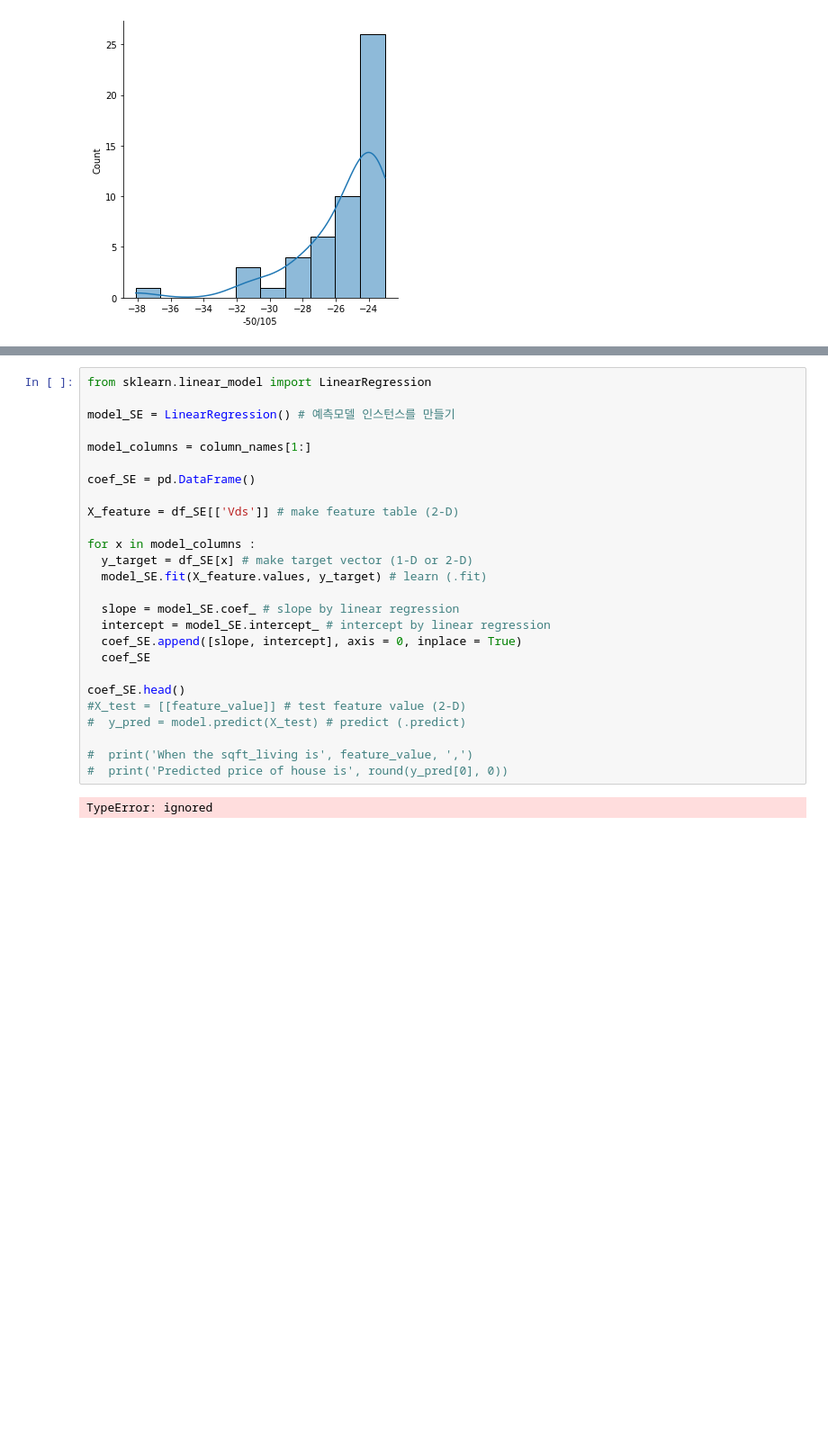
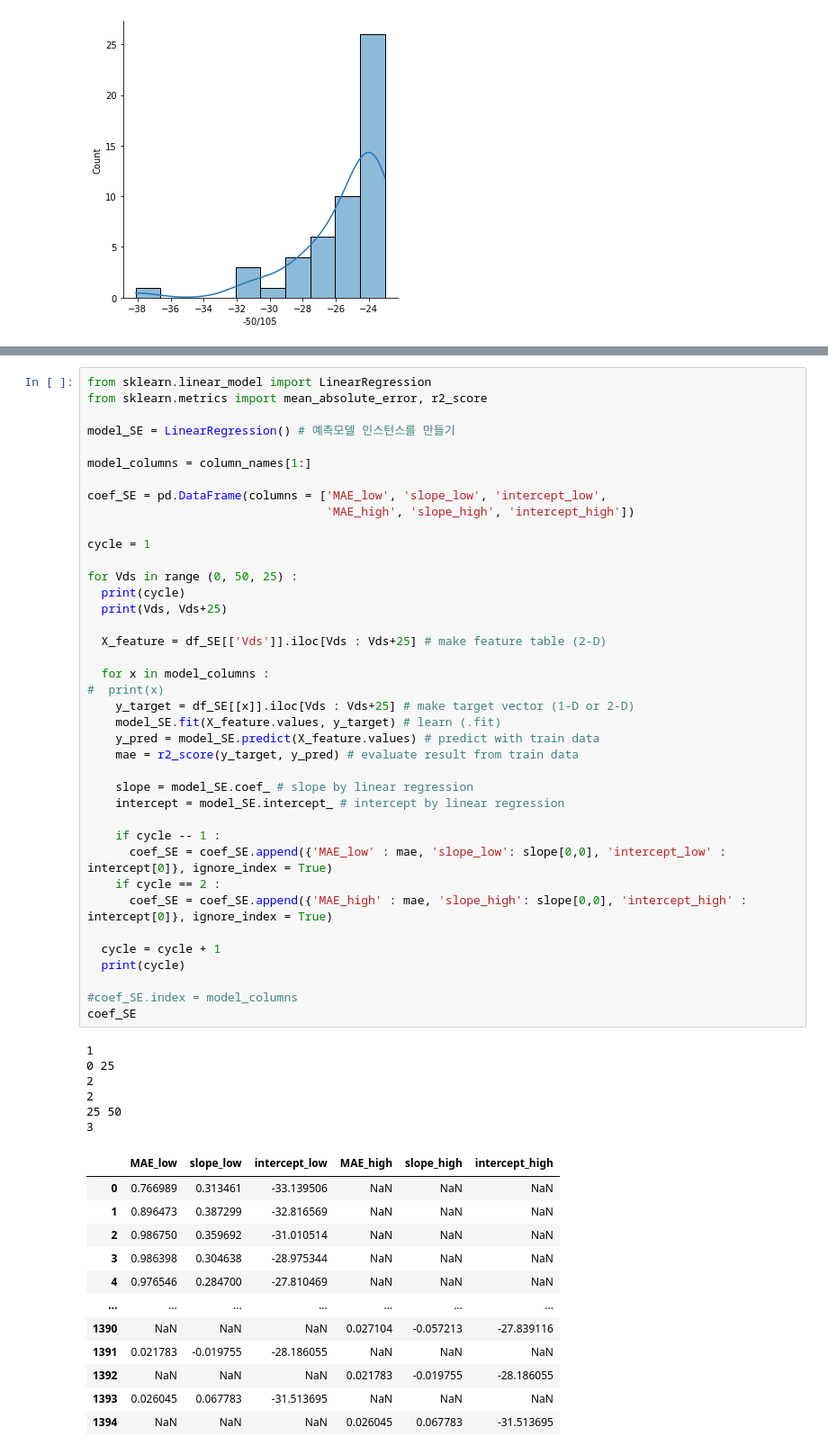
Before and after one commit to TimeKP/AI-study-contents, a Jupyter notebook: Section2_project.ipynb, the cells around one changed output, grey strips where cells are left out. Shown at 90% size. Cells and saved outputs as stored; diff of their text form; blank space fills up the shorter version.

```diff
--- a/Section2_project.ipynb
+++ b/Section2_project.ipynb
@@ -92,28 +101,58 @@ model_columns
 # %%
 from sklearn.linear_model import LinearRegression
+from sklearn.metrics import mean_absolute_error, r2_score
 
 model_SE = LinearRegression() # 예측모델 인스턴스를 만들기
 
 model_columns = column_names[1:]
 
-coef_SE = pd.DataFrame()
+coef_SE = pd.DataFrame(columns = ['MAE_low', 'slope_low', 'intercept_low',
+                                  'MAE_high', 'slope_high', 'intercept_high'])
 
-X_feature = df_SE[['Vds']] # make feature table (2-D)
+cycle = 1
 
-for x in model_columns :
-  y_target = df_SE[x] # make target vector (1-D or 2-D)
-  model_SE.fit(X_feature.values, y_target) # learn (.fit)
+for Vds in range (0, 50, 25) :
+  print(cycle)
+  print(Vds, Vds+25)
 
-  slope = model_SE.coef_ # slope by linear regression
-  intercept = model_SE.intercept_ # intercept by linear regression
-  coef_SE.append([slope, intercept], axis = 0, inplace = True)
-  coef_SE
+  X_feature = df_SE[['Vds']].iloc[Vds : Vds+25] # make feature table (2-D)
 
-coef_SE.head()
-#X_test = [[feature_value]] # test feature value (2-D)
-#  y_pred = model.predict(X_test) # predict (.predict)
+  for x in model_columns :
+#  print(x)
+    y_target = df_SE[[x]].iloc[Vds : Vds+25] # make target vector (1-D or 2-D)
+    model_SE.fit(X_feature.values, y_target) # learn (.fit)
+    y_pred = model_SE.predict(X_feature.values) # predict with train data
+    mae = r2_score(y_target, y_pred) # evaluate result from train data
 
-#  print('When the sqft_living is', feature_value, ',')
-#  print('Predicted price of house is', round(y_pred[0], 0))
+    slope = model_SE.coef_ # slope by linear regression
+    intercept = model_SE.intercept_ # intercept by linear regression
+
+    if cycle -- 1 :
+      coef_SE = coef_SE.append({'MAE_low' : mae, 'slope_low': slope[0,0], 'intercept_low' : intercept[0]}, ignore_index = True)
+    if cycle == 2 :
+      coef_SE = coef_SE.append({'MAE_high' : mae, 'slope_high': slope[0,0], 'intercept_high' : intercept[0]}, ignore_index = True)
+
+  cycle = cycle + 1
+  print(cycle)
+
+#coef_SE.index = model_columns
+coef_SE
 # %% [output]
-TypeError: ignored
+1
+0 25
+2
+2
+25 50
+3
+|  | MAE_low | slope_low | intercept_low | MAE_high | slope_high | intercept_high |
+| 0 | 0.766989 | 0.313461 | -33.139506 | NaN | NaN | NaN |
+| 1 | 0.896473 | 0.387299 | -32.816569 | NaN | NaN | NaN |
+| 2 | 0.986750 | 0.359692 | -31.010514 | NaN | NaN | NaN |
+| 3 | 0.986398 | 0.304638 | -28.975344 | NaN | NaN | NaN |
+| 4 | 0.976546 | 0.284700 | -27.810469 | NaN | NaN | NaN |
+| ... | ... | ... | ... | ... | ... | ... |
+| 1390 | NaN | NaN | NaN | 0.027104 | -0.057213 | -27.839116 |
+| 1391 | 0.021783 | -0.019755 | -28.186055 | NaN | NaN | NaN |
+| 1392 | NaN | NaN | NaN | 0.021783 | -0.019755 | -28.186055 |
+| 1393 | 0.026045 | 0.067783 | -31.513695 | NaN | NaN | NaN |
+| 1394 | NaN | NaN | NaN | 0.026045 | 0.067783 | -31.513695 |
```
Also changed, not shown: parts of 6 cells of this notebook.
